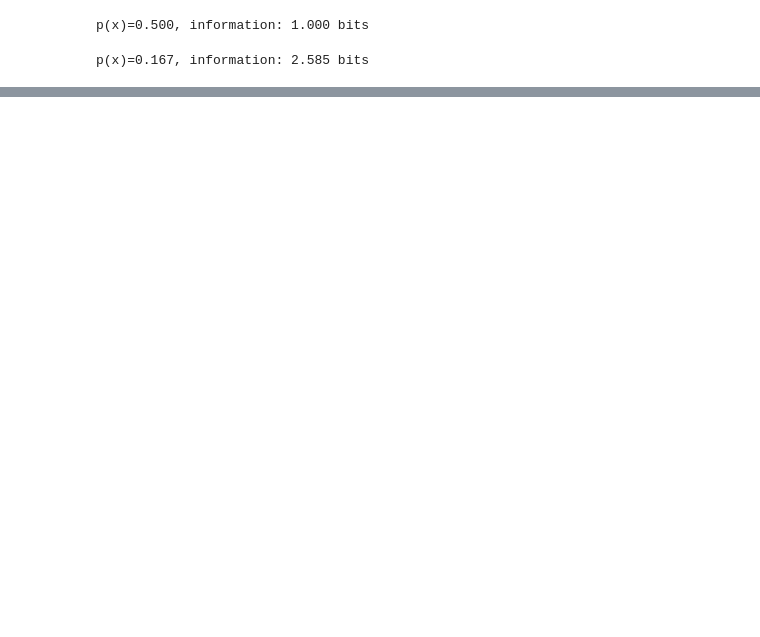
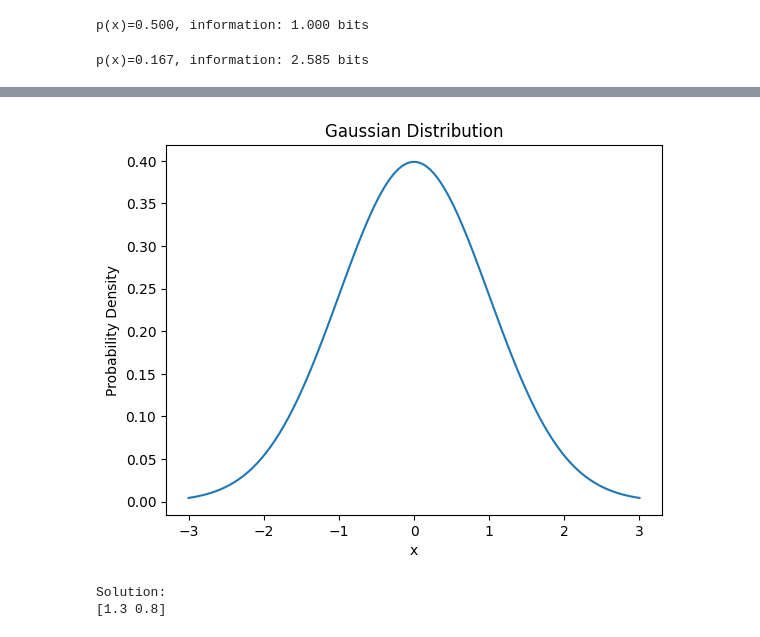
Before and after one commit to seacore219/Seacore219, a Jupyter notebook: learning_entropy.ipynb, the cells around one changed output, grey strips where cells are left out. Drawn from its saved outputs; the diff is of its cells as text; code cells hidden in the pictures; blank space fills up the shorter version.

```diff
--- a/learning_entropy.ipynb
+++ b/learning_entropy.ipynb
@@ -37,0 +36,35 @@ pyplot.show()
+# %%
+import numpy as np
+import matplotlib.pyplot as plt
+
+# Generate data for the Gaussian distribution
+mu = 0  # mean
+sigma = 1  # standard deviation
+x = np.linspace(mu - 3*sigma, mu + 3*sigma, 100)
+y = (1/(sigma * np.sqrt(2*np.pi))) * np.exp(-0.5*((x-mu)/sigma)**2)
+
+# Plot the Gaussian distribution
+plt.plot(x, y)
+plt.title('Gaussian Distribution')
+plt.xlabel('x')
+plt.ylabel('Probability Density')
+plt.show()
+# %% [output]
+[figure, added]
+# %%
+import numpy as np
+from scipy.linalg import solve
+
+# Define the coefficients matrix A and the constants vector b
+A = np.array([[2, 3], [4, 1]])
+b = np.array([5, 6])
+
+# Solve the system of linear equations Ax = b
+x = solve(A, b)
+
+# Print the solution
+print("Solution:")
+print(x)
+# %% [output]
+Solution:
+[1.3 0.8]
```
Also changed, not shown: parts of 2 cells of this notebook.
